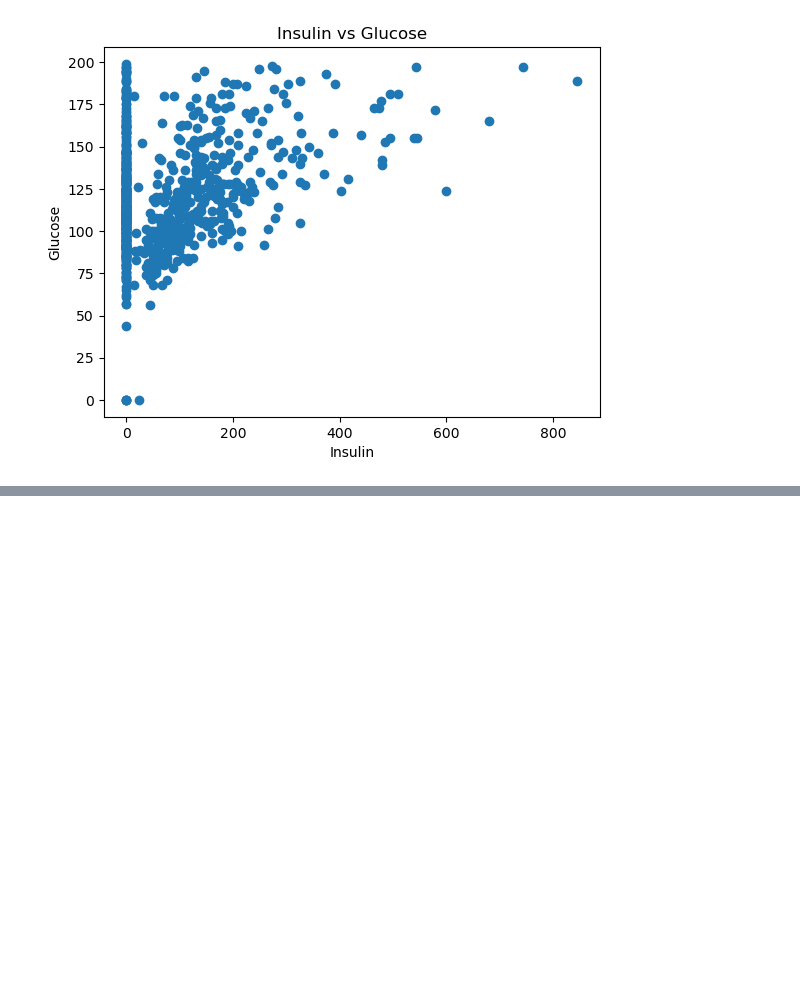
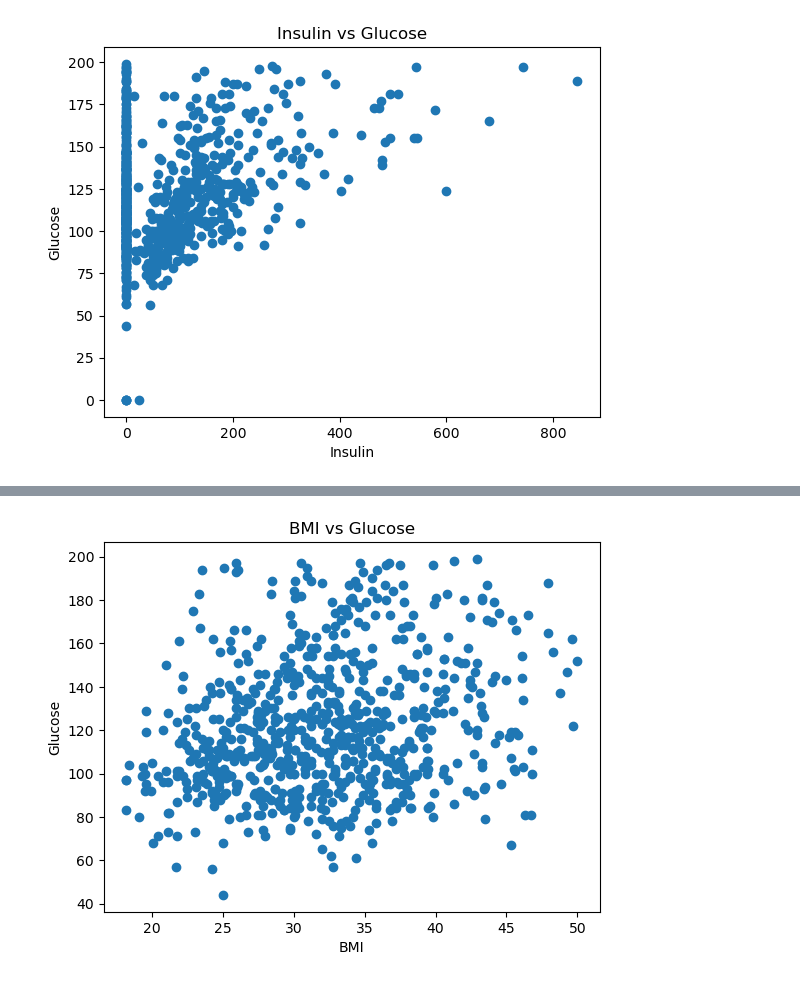
Before and after one commit to jumabekov02/diabetes-analysis-2, a Jupyter notebook: notebook/01_EDA.ipynb, the cells around one changed output, grey strips where cells are left out. Saved outputs shown, nothing was run; the diff lists cells and outputs as text; code cells hidden in the pictures; blank space fills up the shorter version.

```diff
--- a/notebook/01_EDA.ipynb
+++ b/notebook/01_EDA.ipynb
@@ -118,0 +130,19 @@ plt.show()
+# %%
+def remove_outliers_iqr(df, column):
+    Q1 = df[column].quantile(0.25)
+    Q3 = df[column].quantile(0.75)
+    IQR = Q3 - Q1
+    lower = Q1 - 1.5 * IQR
+    upper = Q3 + 1.5 * IQR
+    return df[(df[column] >= lower) & (df[column] <= upper)]
+
+df_clean = remove_outliers_iqr(df, 'BMI')
+df_clean = remove_outliers_iqr(df_clean, 'Glucose')
+
+plt.scatter(df_clean.BMI, df_clean.Glucose)
+plt.title('BMI vs Glucose')
+plt.xlabel('BMI')
+plt.ylabel('Glucose')
+plt.show()
+# %% [output]
+[figure, added]
```
Also changed, not shown: parts of 2 cells of this notebook, 1 other file.
